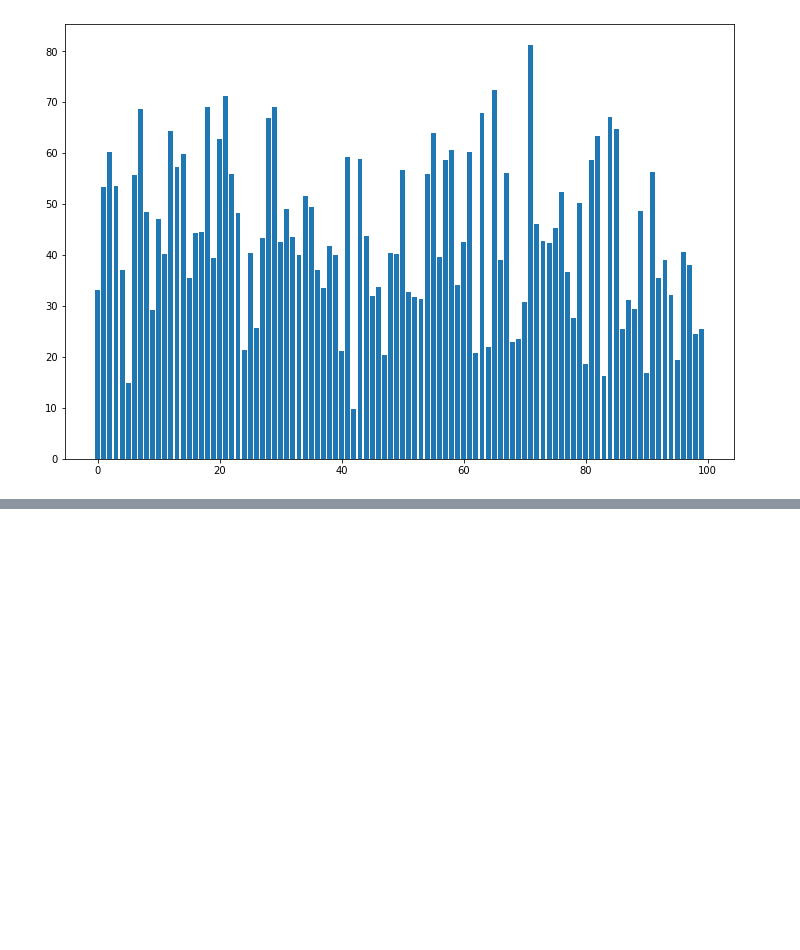
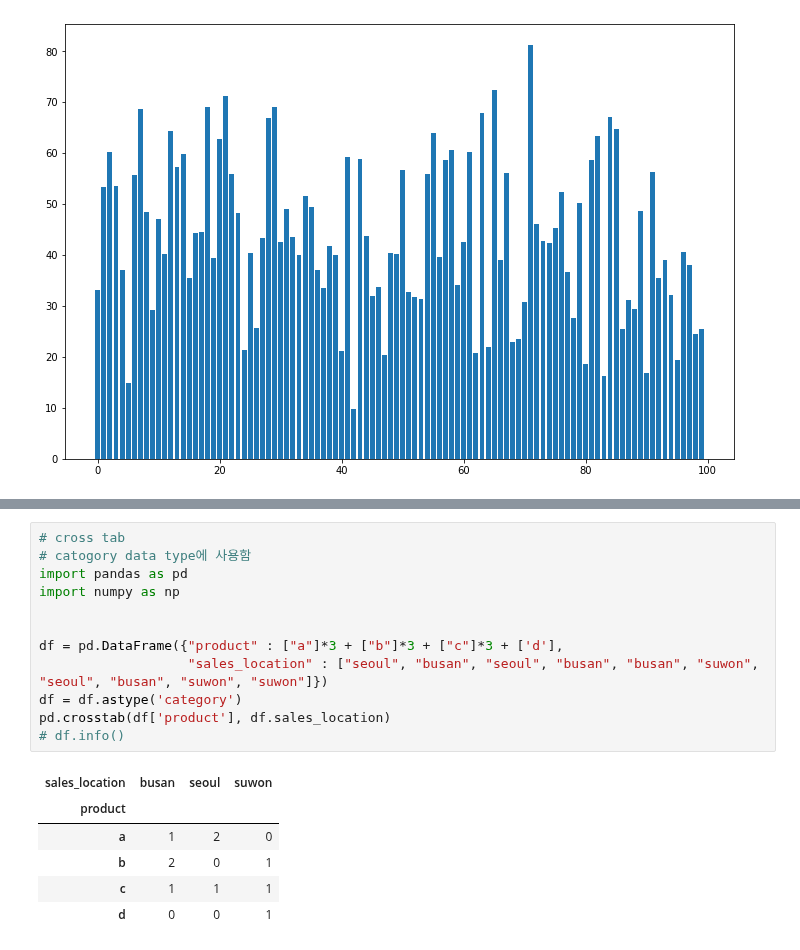
Before and after one commit to gabrielwithappy/python_study, a Jupyter notebook: Python_Basic.ipynb, the cells around one changed output, grey strips where cells are left out. Drawn from its saved outputs; the diff is of its cells as text; blank space fills up the shorter version.

```diff
--- a/Python_Basic.ipynb
+++ b/Python_Basic.ipynb
@@ -2293,0 +2441,19 @@ plt.bar(np.arange(100), data_age)
+# %%
+# cross tab
+# catogory data type에 사용함
+import pandas as pd
+import numpy as np
+
+
+df = pd.DataFrame({"product" : ["a"]*3 + ["b"]*3 + ["c"]*3 + ['d'],
+                   "sales_location" : ["seoul", "busan", "seoul", "busan", "busan", "suwon", "seoul", "busan", "suwon", "suwon"]})
+df = df.astype('category')
+pd.crosstab(df['product'], df.sales_location)
+# df.info()
+# %% [output]
+| sales_location | busan | seoul | suwon |
+| product |  |  |  |
+| a | 1 | 2 | 0 |
+| b | 2 | 0 | 1 |
+| c | 1 | 1 | 1 |
+| d | 0 | 0 | 1 |
```
Also changed, not shown: parts of 8 cells of this notebook.
